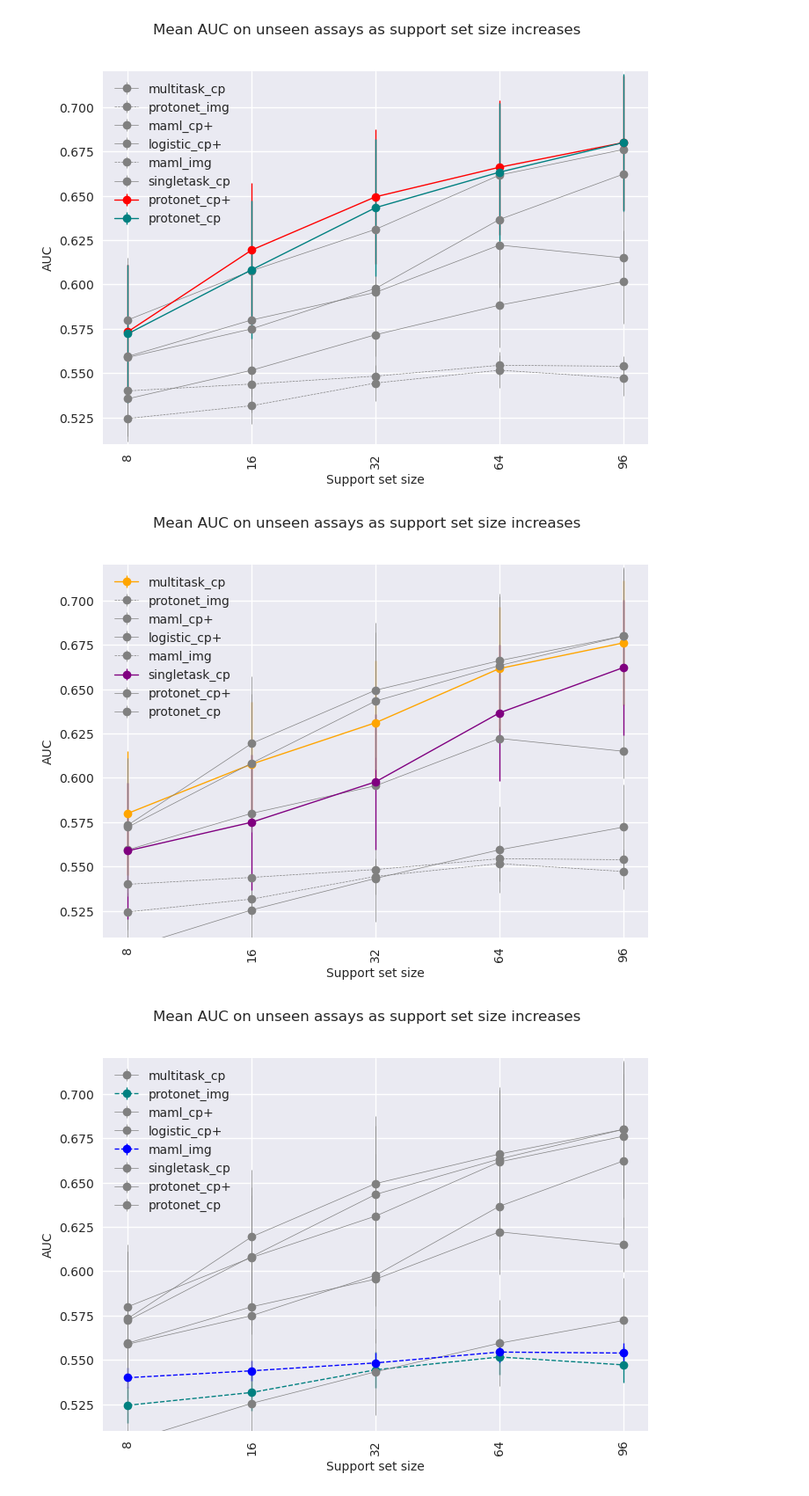
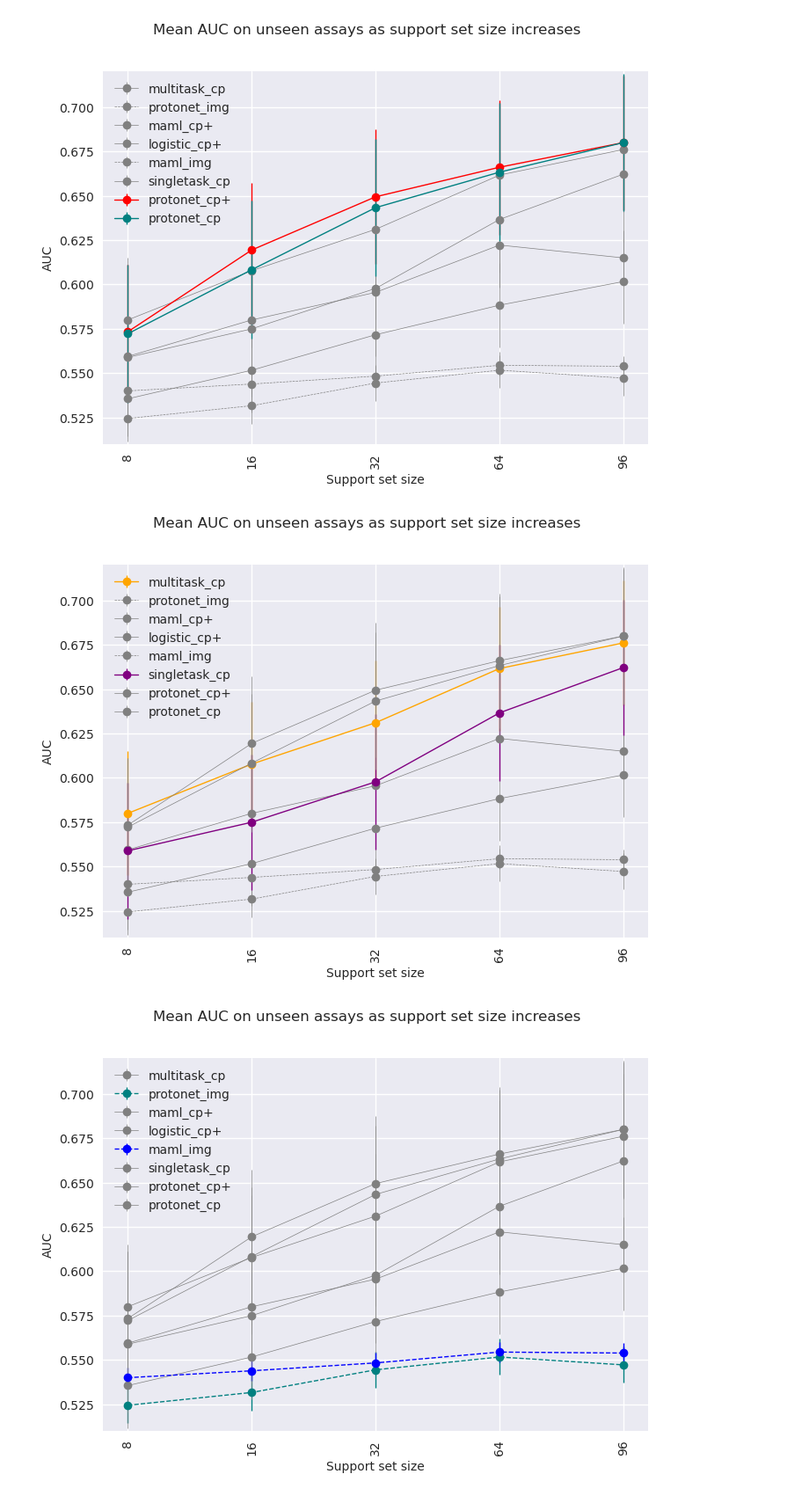
Before and after one commit to son-ha-264/FSL_CP, a Jupyter notebook: result/notebook/model_comparison_auroc.ipynb, the cells around one changed output. Shown: that part at 88% size. Cells and saved outputs as stored; diff of their text form; code cells hidden in the pictures.

```diff
--- a/result/notebook/model_comparison_auroc.ipynb
+++ b/result/notebook/model_comparison_auroc.ipynb
@@ -241,7 +241,7 @@ with plt.style.context(['seaborn-v0_8-deep', 'seaborn']):
     plt.errorbar(labels, avg_multitask_cp, yerr=np.std(avg_multitask_cp), color='orange', label='multitask_cp', marker='o', linewidth=1)
     plt.errorbar(labels, avg_protonet_img, yerr=np.std(avg_protonet_img), color='gray', linestyle='dashed', label='protonet_img', marker='o', linewidth=0.5)
     plt.errorbar(labels, avg_maml_cpplus, yerr=np.std(avg_maml_cp), color='gray', label='maml_cp+', marker='o', linewidth=0.5)
-    plt.errorbar(labels, avg_xgboost_cpplus, yerr=np.std(avg_xgboost_cpplus), color='gray', label='logistic_cp+', marker='o', linewidth=0.5)
+    plt.errorbar(labels, avg_logistic_cpplus, yerr=np.std(avg_logistic_cpplus), color='gray', label='logistic_cp+', marker='o', linewidth=0.5)
     plt.errorbar(labels, avg_maml_img, yerr=np.std(avg_maml_img), color='gray', label='maml_img', marker='o', linestyle='dashed', linewidth=0.5)
     plt.errorbar(labels, avg_singletask_cp, yerr=np.std(avg_singletask_cp), color='purple', label='singletask_cp', marker='o', linewidth=1)
     plt.errorbar(labels, avg_protonet_cpplus, yerr=np.std(avg_protonet_cpplus), color='gray', label='protonet_cp+', marker='o', linewidth=0.5)
@@ -265,38 +265,38 @@ with plt.style.context(['seaborn-v0_8-deep', 'seaborn']):
     plt.savefig("../plots/Model_comparison_lineplot3.png")
     plt.show()
 # %% [output]
-[figure, old version]
+[figure, new version]
 # %%
 # pure CNN underperforms
 
 labels = ['8', '16', '32', '64', '96']
 
 with plt.style.context(['seaborn-v0_8-deep', 'seaborn']):
     plt.errorbar(labels, avg_multitask_cp, yerr=np.std(avg_multitask_cp), color='gray', label='multitask_cp', marker='o', linewidth=0.5)
     plt.errorbar(labels, avg_protonet_img, yerr=np.std(avg_protonet_img), color='teal', linestyle='dashed', label='protonet_img', marker='o', linewidth=1)
     plt.errorbar(labels, avg_maml_cpplus, yerr=np.std(avg_maml_cp), color='gray', label='maml_cp+', marker='o', linewidth=0.5)
-    plt.errorbar(labels, avg_xgboost_cpplus, yerr=np.std(avg_xgboost_cpplus), color='gray', label='logistic_cp+', marker='o', linewidth=0.5)
+    plt.errorbar(labels, avg_logistic_cpplus, yerr=np.std(avg_logistic_cpplus), color='gray', label='logistic_cp+', marker='o', linewidth=0.5)
     plt.errorbar(labels, avg_maml_img, yerr=np.std(avg_maml_img), color='blue', label='maml_img', marker='o', linestyle='dashed', linewidth=1)
     plt.errorbar(labels, avg_singletask_cp, yerr=np.std(avg_singletask_cp), color='gray', label='singletask_cp', marker='o', linewidth=0.5)
     plt.errorbar(labels, avg_protonet_cpplus, yerr=np.std(avg_protonet_cpplus), color='gray', label='protonet_cp+', marker='o', linewidth=0.5)
     plt.errorbar(labels, avg_protonet_cp, yerr=np.std(avg_protonet_cp), color='gray', label='protonet_cp', marker='o', linewidth=0.5)
 
     # Add some text for labels, title and custom x-axis tick labels, etc.
     plt.ylabel('AUC')
     plt.xlabel('Support set size')
     plt.suptitle('Mean AUC on unseen assays as support set size increases')
     #plt.xticks([])
     plt.legend(loc='upper left')
 
     #ax.bar_label(rects1, padding=3)
     #ax.bar_label(rects2, padding=3)
 
     fig.tight_layout()
 
     plt.tick_params(axis='x', labelrotation=90)
 
     plt.ylim([0.51, 0.72])
     plt.savefig("../plots/Model_comparison_lineplot4.png")
     plt.show()
 # %% [output]
-[figure, old version]
+[figure, new version]
```
Also changed, not shown: 2 other files.
